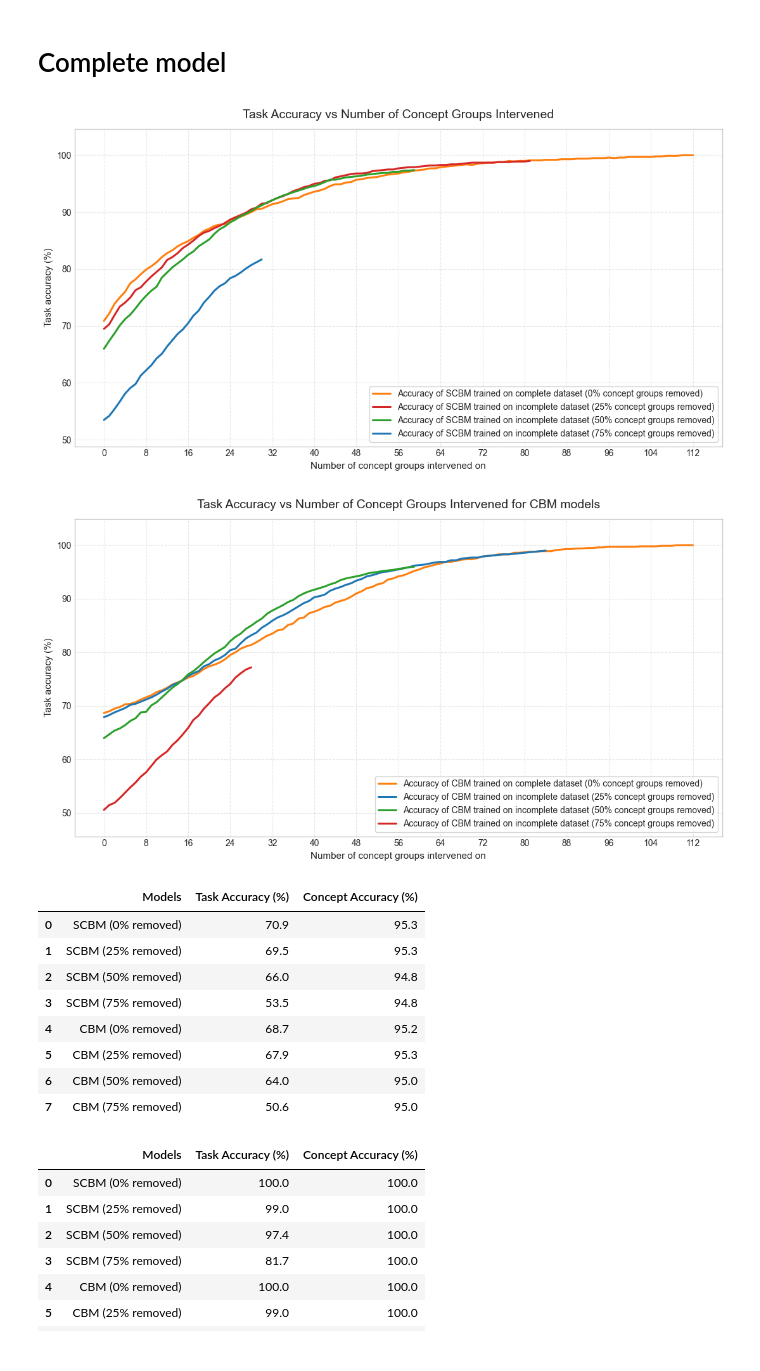
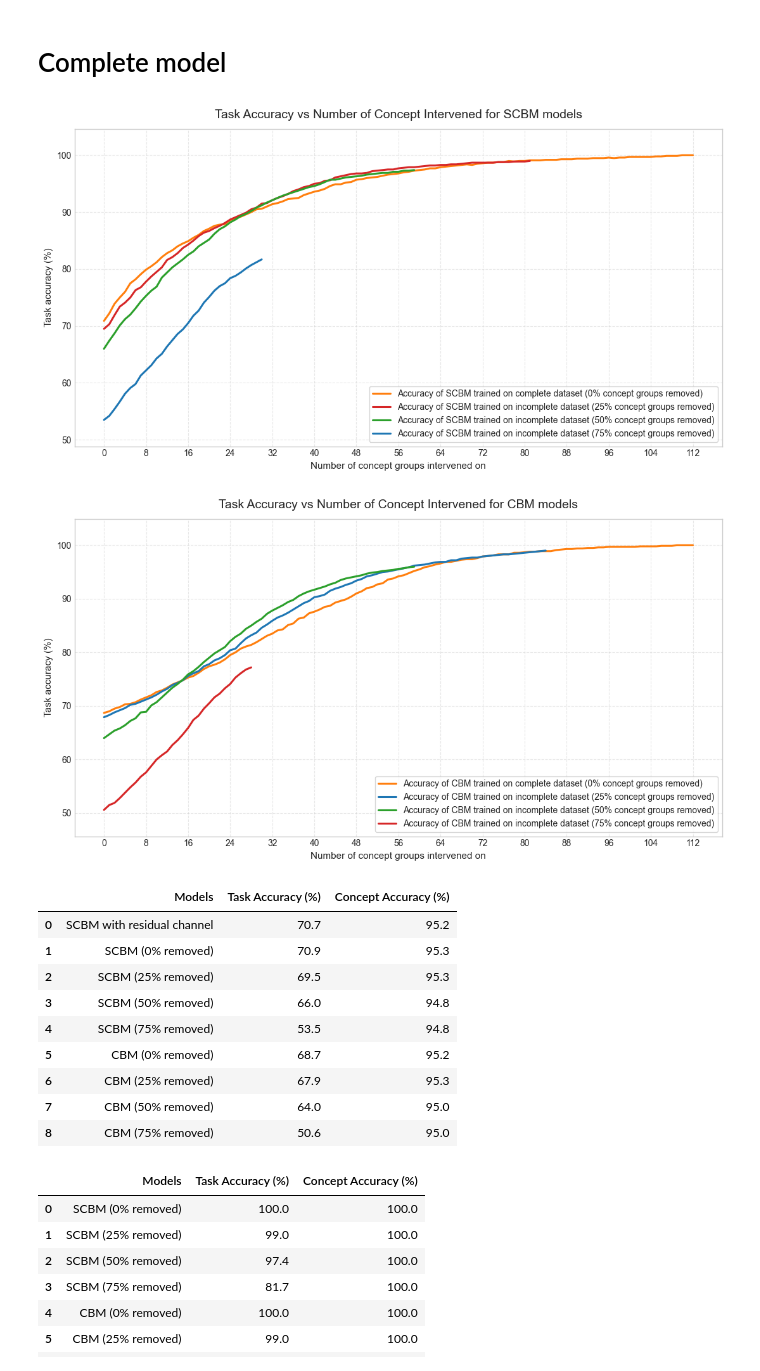
Before and after one commit to stephenmarcou/SCBM_implementation, a Jupyter notebook: results.ipynb, the cells around one changed output. Cells and saved outputs as stored; diff of their text form; code cells hidden in the pictures.

```diff
--- a/results.ipynb
+++ b/results.ipynb
@@ -90,35 +90,35 @@ ax.plot(
     color = "#1f77b4",
     linewidth=2.2,
     markersize=6,
     label=r"Accuracy of SCBM trained on incomplete dataset (75% concept groups removed)",
 )
 
 
 ax.set_title(
-    "Task Accuracy vs Number of Concept Groups Intervened",
+    "Task Accuracy vs Number of Concept Intervened for SCBM models",
     fontsize=14,
     pad=12,
 )
 ax.set_xlabel("Number of concept groups intervened on", fontsize=11)
 ax.set_ylabel("Task accuracy (%)", fontsize=11)
 
 max_len = max(len(concepts_intervened_list_scbm_complete), len(concepts_intervened_list_scbm_incomplete_21),
               len(concepts_intervened_list_scbm_incomplete_14), len(concepts_intervened_list_scbm_incomplete_7))
 ax.xaxis.set_major_locator(MaxNLocator(integer=True, prune=None, nbins=min(20, max_len)))
 
 y_min = min(min(y_accuracies_list_scbm_complete), min(y_accuracies_list_scbm_incomplete_21),
             min(y_accuracies_list_scbm_incomplete_14), min(y_accuracies_list_scbm_incomplete_7))
 y_max = max(max(y_accuracies_list_scbm_complete), max(y_accuracies_list_scbm_incomplete_21),
             max(y_accuracies_list_scbm_incomplete_14), max(y_accuracies_list_scbm_incomplete_7))
 pad = max((y_max - y_min) * 0.1, 0.5)
 ax.set_ylim(y_min - pad, y_max + pad)
 
 ax.grid(True, which="major", linestyle="--", alpha=0.45)
 ax.legend(frameon=True)
 fig.tight_layout()
 plt.show()
 # %% [output]
-[figure, old version]
+[figure, new version]
 # %%
 
 
@@ -190,7 +190,7 @@ ax.plot(
 )
 
 ax.set_title(
-    "Task Accuracy vs Number of Concept Groups Intervened for CBM models",
+    "Task Accuracy vs Number of Concept Intervened for CBM models",
     fontsize=14,
     pad=12,
 )
@@ -209,4 +209,4 @@ fig.tight_layout()
 
 plt.show()
 # %% [output]
-[figure, old version]
+[figure, new version]
@@ -213,11 +222,11 @@ plt.show()
 # %%
-df_dict = {"Models": ["SCBM (0% removed)", "SCBM (25% removed)", "SCBM (50% removed)", "SCBM (75% removed)",
+df_dict = {"Models": ["SCBM with residual channel", "SCBM (0% removed)", "SCBM (25% removed)", "SCBM (50% removed)", "SCBM (75% removed)",
                      "CBM (0% removed)", "CBM (25% removed)", "CBM (50% removed)", "CBM (75% removed)"],
-           "Task Accuracy (%)": [y_accuracies_list_scbm_complete[0], y_accuracies_list_scbm_incomplete_7[0],
+           "Task Accuracy (%)": [y_accuracy_residual_model, y_accuracies_list_scbm_complete[0], y_accuracies_list_scbm_incomplete_7[0],
                                  y_accuracies_list_scbm_incomplete_14[0], y_accuracies_list_scbm_incomplete_21[0],
                                  y_accuracies_list_cbm_complete[0], y_accuracies_list_cbm_incomplete_7[0],
                                  y_accuracies_list_cbm_incomplete_14[0], y_accuracies_list_cbm_incomplete_21[0]],
-           "Concept Accuracy (%)": [c_accuracies_list_scbm_complete[0], c_accuracies_list_scbm_incomplete_7[0],
+           "Concept Accuracy (%)": [c_accuracy_residual_model, c_accuracies_list_scbm_complete[0], c_accuracies_list_scbm_incomplete_7[0],
                                     c_accuracies_list_scbm_incomplete_14[0], c_accuracies_list_scbm_incomplete_21[0],
                                     c_accuracies_list_cbm_complete[0], c_accuracies_list_cbm_incomplete_7[0],
                                     c_accuracies_list_cbm_incomplete_14[0], c_accuracies_list_cbm_incomplete_21[0]]}
@@ -227,14 +236,15 @@ df = pd.DataFrame(df_dict)
 df.head(10)
 # %% [output]
 |  | Models | Task Accuracy (%) | Concept Accuracy (%) |
-| 0 | SCBM (0% removed) | 70.9 | 95.3 |
-| 1 | SCBM (25% removed) | 69.5 | 95.3 |
-| 2 | SCBM (50% removed) | 66.0 | 94.8 |
-| 3 | SCBM (75% removed) | 53.5 | 94.8 |
-| 4 | CBM (0% removed) | 68.7 | 95.2 |
-| 5 | CBM (25% removed) | 67.9 | 95.3 |
-| 6 | CBM (50% removed) | 64.0 | 95.0 |
-| 7 | CBM (75% removed) | 50.6 | 95.0 |
+| 0 | SCBM with residual channel | 70.7 | 95.2 |
+| 1 | SCBM (0% removed) | 70.9 | 95.3 |
+| 2 | SCBM (25% removed) | 69.5 | 95.3 |
+| 3 | SCBM (50% removed) | 66.0 | 94.8 |
+| 4 | SCBM (75% removed) | 53.5 | 94.8 |
+| 5 | CBM (0% removed) | 68.7 | 95.2 |
+| 6 | CBM (25% removed) | 67.9 | 95.3 |
+| 7 | CBM (50% removed) | 64.0 | 95.0 |
+| 8 | CBM (75% removed) | 50.6 | 95.0 |
 # %%
 df_dict = {"Models": ["SCBM (0% removed)", "SCBM (25% removed)", "SCBM (50% removed)", "SCBM (75% removed)",
                      "CBM (0% removed)", "CBM (25% removed)", "CBM (50% removed)", "CBM (75% removed)"],
```
Also changed, not shown: parts of 1 cell of this notebook, 3 other files.
